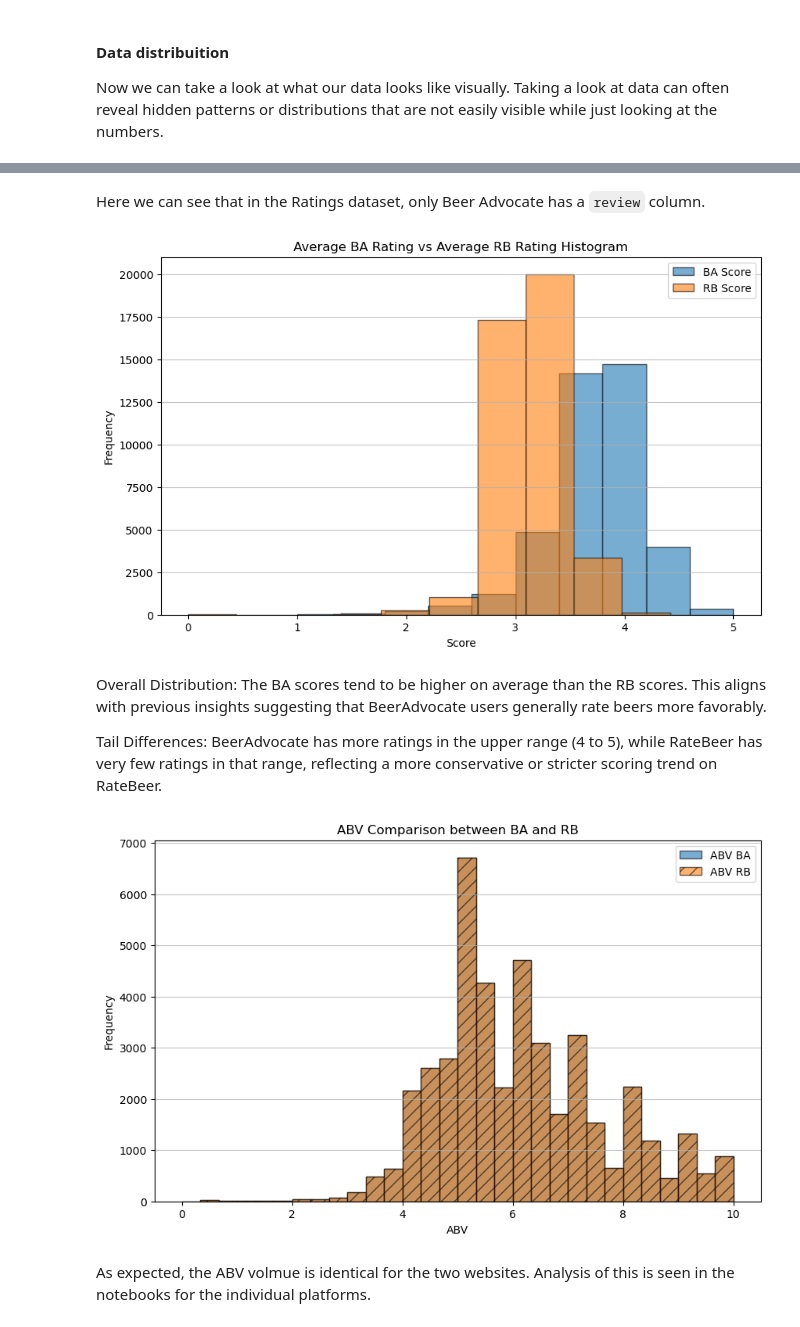
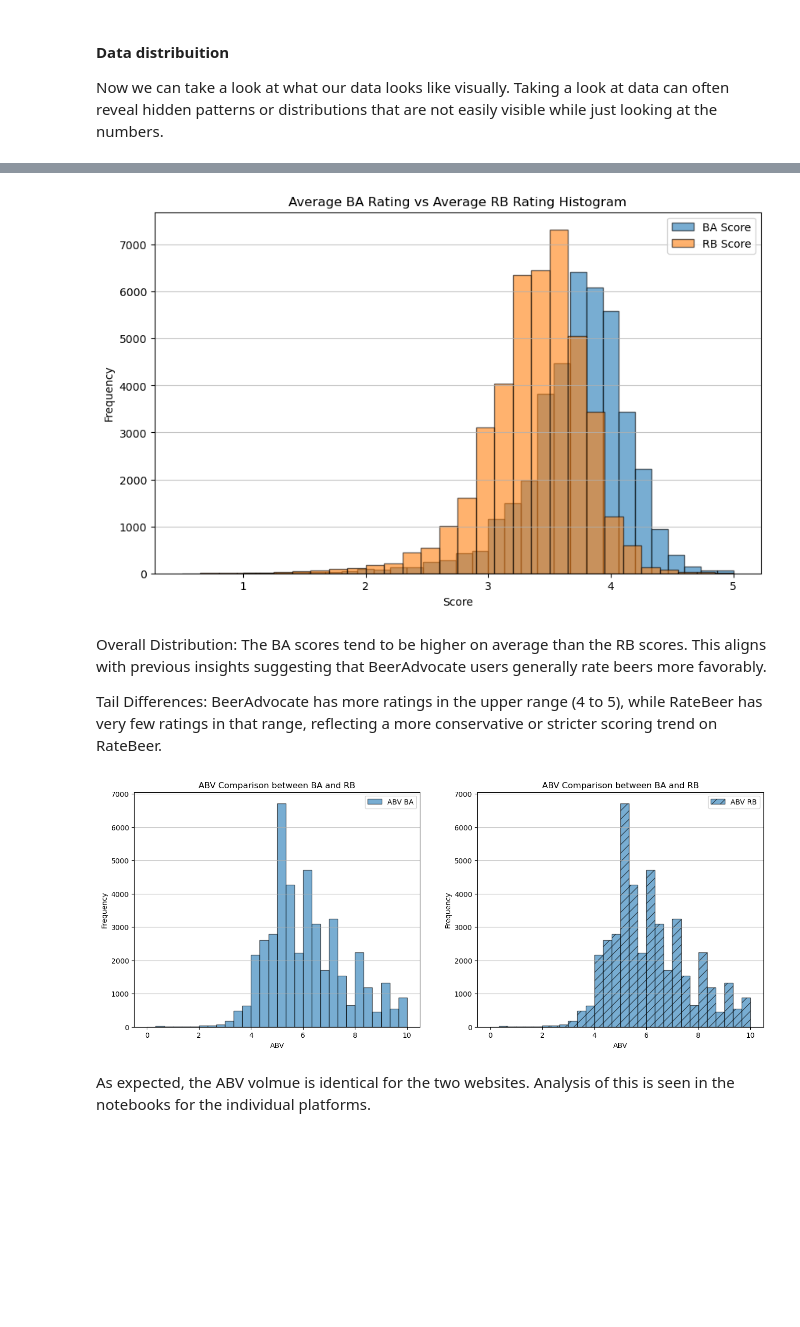
Before and after one commit to epfl-ada/ada-2024-project-sadamasochists, a Jupyter notebook: results.ipynb, the cells around one changed output, grey strips where cells are left out. Saved outputs shown, nothing was run; the diff lists cells and outputs as text; code cells hidden in the pictures; blank space fills up the shorter version.

```diff
--- a/results.ipynb
+++ b/results.ipynb
@@ -689,3 +673,10 @@ df_users = dataframes_list[3]
+# %%
+path = "./data/MatchedBeer/processed/"
+
+df_beers = pl.read_parquet(path + "beers.pq")
+df_breweries = pl.read_parquet(path + "breweries.pq")
+df_ratings = pl.read_parquet(path + "ratings.pq")
+df_users = pl.read_parquet(path + "users.pq")
 # %% [markdown]
 #### Data distribuition
 Now we can take a look at what our data looks like visually. Taking a look at data can often reveal hidden patterns or distributions that are not easily visible while just looking at the numbers.
@@ -751,14 +683,12 @@ plot_column_presence(df_ratings, title="Ratings: Comparison of ba and rb")
-# %% [markdown]
-Here we can see that in the Ratings dataset, only Beer Advocate has a `review` column.
 # %%
 # Extract ba and rb scores as lists, filtering out null values
-ba_score = df_beers.select(pl.col("avg_ba").filter(pl.col("avg_ba").is_not_null())).to_series().to_list()
-rb_score = df_beers.select(pl.col("avg_rb").filter(pl.col("avg_rb").is_not_null())).to_series().to_list()
+ba_score = df_beers.select(pl.col("rating_score_avg_ba").filter(pl.col("rating_score_avg_ba").is_not_null())).to_series().to_list()
+rb_score = df_beers.select(pl.col("rating_score_avg_rb").filter(pl.col("rating_score_avg_rb").is_not_null())).to_series().to_list()
 
 # Plot histograms
 plt.figure(figsize=(10, 6))
-plt.hist(ba_score, bins=10, edgecolor='black', alpha=0.6, label='BA Score')
-plt.hist(rb_score, bins=10, edgecolor='black', alpha=0.6, label='RB Score')
+plt.hist(ba_score, bins=30, edgecolor='black', alpha=0.6, label='BA Score')
+plt.hist(rb_score, bins=30, edgecolor='black', alpha=0.6, label='RB Score')
 plt.title('Average BA Rating vs Average RB Rating Histogram')
 plt.xlabel('Score')
 plt.ylabel('Frequency')
@@ -766,7 +696,7 @@ plt.legend()
 plt.grid(axis='y', alpha=0.75)
 plt.show()
 # %% [output]
-[figure, old version]
+[figure, new version]
 # %% [markdown]
 Overall Distribution: The BA scores tend to be higher on average than the RB scores. This aligns with previous insights suggesting that BeerAdvocate users generally rate beers more favorably.
 
@@ -774,25 +704,31 @@ Tail Differences: BeerAdvocate has more ratings in the upper range (4 to 5), whi
 # %%
 # Extract abv values for ba and rb, filtering out null values
 abv_ba = df_beers.select(pl.col("abv_ba").filter(pl.col("abv_ba").is_not_null())).to_series().to_list()
 abv_rb = df_beers.select(pl.col("abv_rb").filter(pl.col("abv_rb").is_not_null())).to_series().to_list()
 
 # Plot overlapping histograms for ABV with hatching pattern on ABV RB
-plt.figure(figsize=(10, 6))
+plt.figure(figsize=(16, 6))
 
+plt.subplot(1, 2, 1)
 # Plot ABV BA with solid fill
 plt.hist(abv_ba, bins=30, range=(0, 10), edgecolor='black', alpha=0.6, label='ABV BA')
+plt.title('ABV Comparison between BA and RB')
+plt.xlabel('ABV')
+plt.ylabel('Frequency')
+plt.legend()
+plt.grid(axis='y', alpha=0.75)
 
 # Plot ABV RB with hatching pattern
+plt.subplot(1, 2, 2)
 plt.hist(abv_rb, bins=30, range=(0, 10), edgecolor='black', alpha=0.6, label='ABV RB', hatch='//')
-
 plt.title('ABV Comparison between BA and RB')
 plt.xlabel('ABV')
 plt.ylabel('Frequency')
 plt.legend()
 plt.grid(axis='y', alpha=0.75)
 plt.show()
 # %% [output]
-[figure, old version]
+[figure, new version]
 # %% [markdown]
 As expected, the ABV volmue is identical for the two websites. Analysis of this is seen in the notebooks for the individual platforms.
 # %% [markdown]
```
Also changed, not shown: parts of 107 cells of this notebook, 2 other files.
